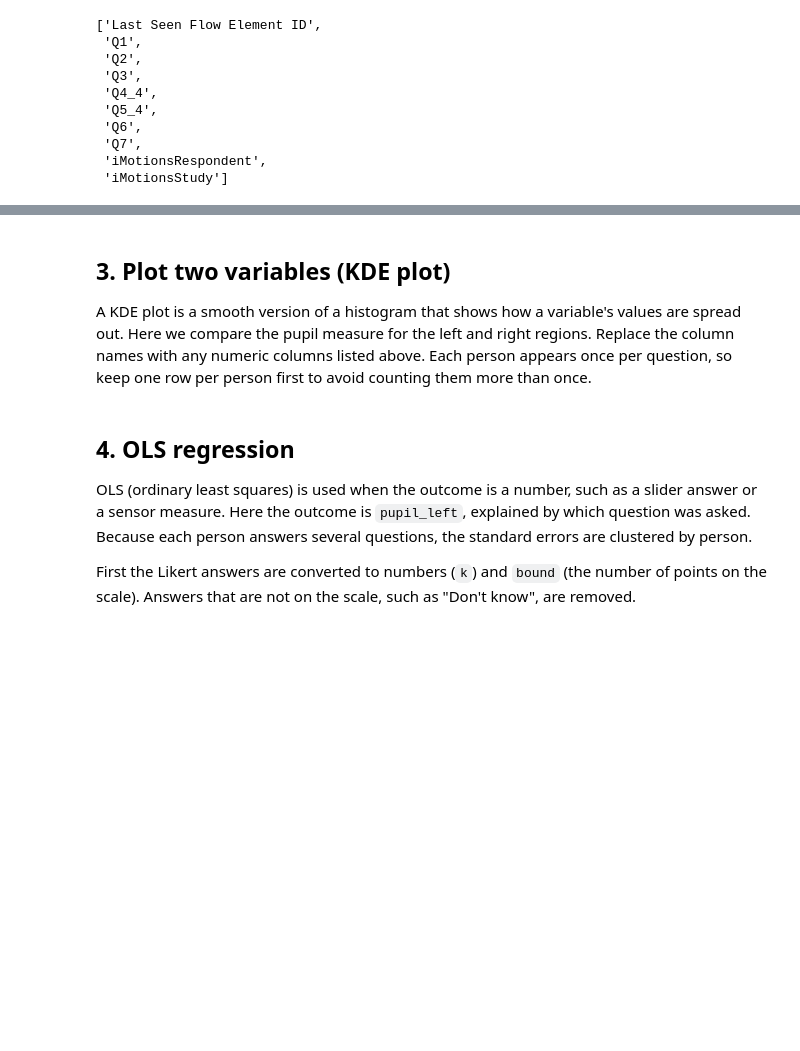
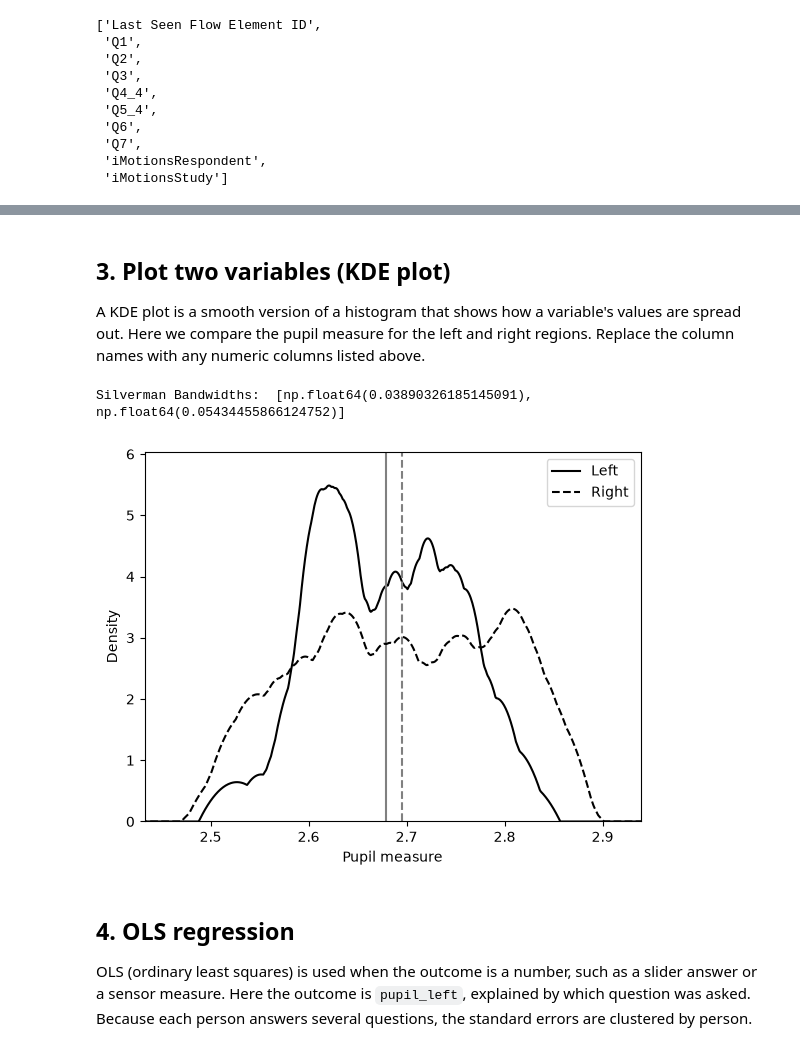
Before and after one commit to UNO-CAB-Lab/python-parsing, a Jupyter notebook: Analysis.ipynb, the cells around one changed output, grey strips where cells are left out. Drawn from its saved outputs; the diff is of its cells as text; code cells hidden in the pictures; blank space fills up the shorter version.

```diff
--- a/Analysis.ipynb
+++ b/Analysis.ipynb
@@ -103,6 +125,6 @@ This combines the survey answers and sensor measures into one table, with one ro
 # %%
 panel = CBACABLab.CreatePanelData(
-    question_level_columns=list(LIKERT_SCALES),
+    question_level_columns=["Q1", "Q2", "Q3"],
     respondent_level_columns=RESPONDENT_QUESTIONS,
     tagFilter=TAGS,
     instrumentProperties=INSTRUMENT_PROPERTIES,
@@ -127,22 +166,21 @@ list(panel.columns)
 # %% [markdown]
 ## 3. Plot two variables (KDE plot)
 
-A KDE plot is a smooth version of a histogram that shows how a variable's values are spread out. Here we compare the pupil measure for the left and right regions. Replace the column names with any numeric columns listed above. Each person appears once per question, so keep one row per person first to avoid counting them more than once.
+A KDE plot is a smooth version of a histogram that shows how a variable's values are spread out. Here we compare the pupil measure for the left and right regions. Replace the column names with any numeric columns listed above.
 # %%
-PLOT_COLUMNS = ["pupil_left", "pupil_right"]
 
-people = panel.drop_duplicates("respondent_id")
-series = [pd.to_numeric(people[column], errors="coerce").dropna() for column in PLOT_COLUMNS]
+series = [panel[column].dropna() for column in ["pupil_left", "pupil_right"]]
 
 CBACABLab.ProjectKDEPlot(
     series,
     label="Pupil measure",
     labels=["Left", "Right"],
     mean=True,   # draw a line at each average
 )
+# %% [output]
+Silverman Bandwidths:  [np.float64(0.03890326185145091), np.float64(0.05434455866124752)]
+[figure, added]
 # %% [markdown]
 ## 4. OLS regression
 
 OLS (ordinary least squares) is used when the outcome is a number, such as a slider answer or a sensor measure. Here the outcome is `pupil_left`, explained by which question was asked. Because each person answers several questions, the standard errors are clustered by person.
-
-First the Likert answers are converted to numbers (`k`) and `bound` (the number of points on the scale). Answers that are not on the scale, such as "Don't know", are removed.
```
Also changed, not shown: parts of 32 cells of this notebook, 1 other file.
